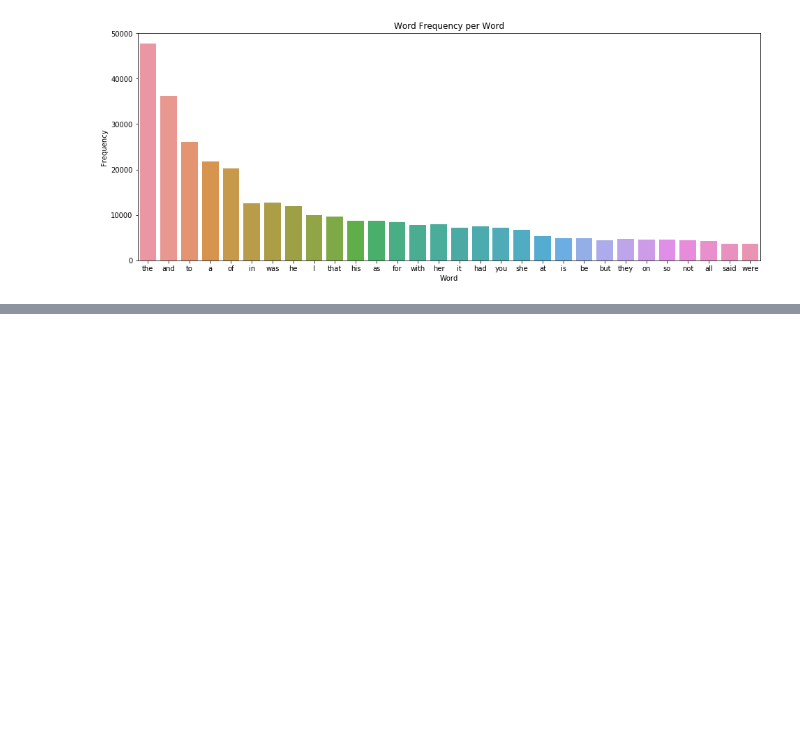
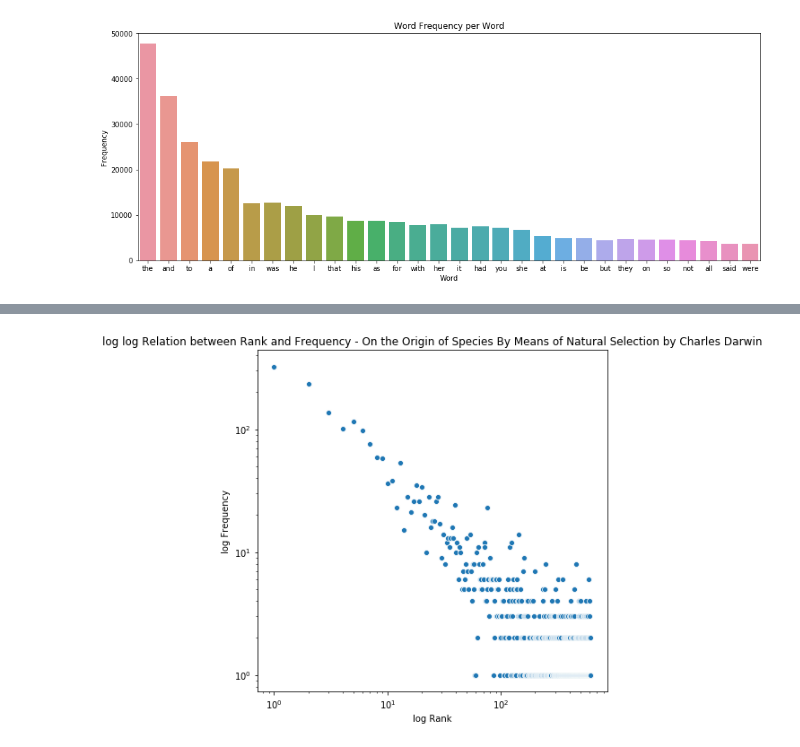
Before and after one commit to jkcchan/gutenberg_zipfs_law, a Jupyter notebook: preprocessing.ipynb, the cells around one changed output, grey strips where cells are left out. Drawn from its saved outputs; the diff is of its cells as text; code cells hidden in the pictures; blank space fills up the shorter version.

```diff
--- a/preprocessing.ipynb
+++ b/preprocessing.ipynb
@@ -151,0 +156,15 @@ error: 23717
+# %%
+def loglog(counts, title="", save_fig=False):
+    f, ax = plt.subplots(figsize=(7, 7))
+    rank = np.array([i for i in range(1,len(counts)+1)])
+    word_arr_numbers = []
+    for k, v in counts:
+        word_arr_numbers.append(int(v))
+    word_arr_numbers = np.array(word_arr_numbers)
+    ax.set(xscale="log", yscale="log")
+    plt.xlabel('log Rank')
+    plt.ylabel('log Frequency')
+    plt.title('log log Relation between Rank and Frequency'+prefix + title)
+    sns.scatterplot(rank, word_arr_numbers)
+    if save_fig:
+        plt.savefig("plots/"+title+"_log.png")
@@ -151,0 +173,4 @@ error: 23717
+# %%
+loglog(data_for_example, 'On the Origin of Species By Means of Natural Selection by Charles Darwin')
+# %% [output]
+[figure, added]
```
Also changed, not shown: parts of 2 cells of this notebook, 1 other file.
